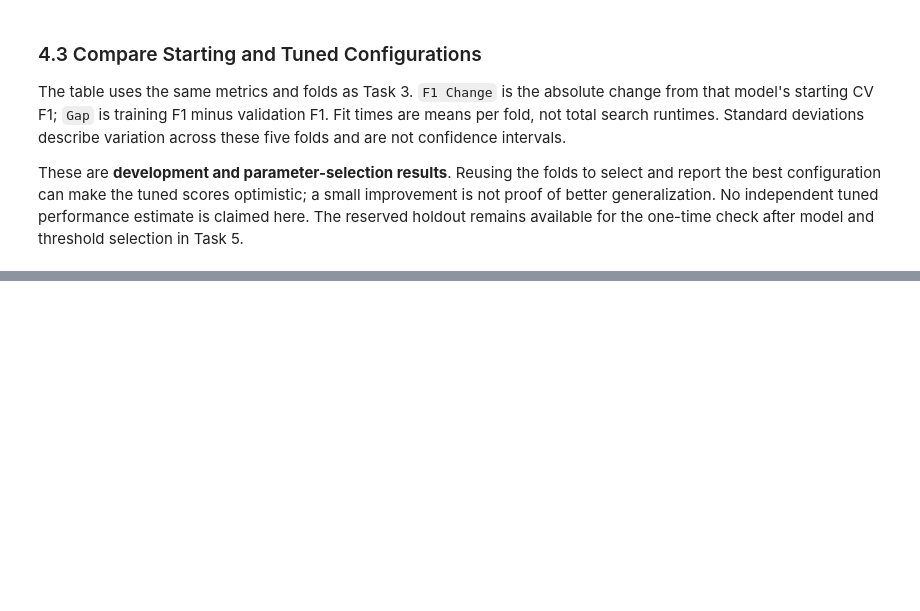
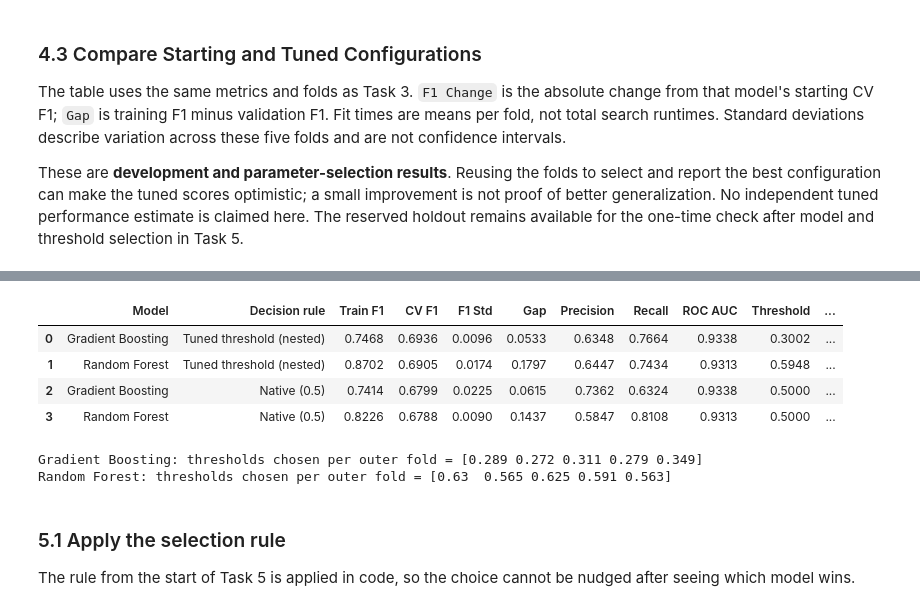
Before and after one commit to Aaryan1524/CAI_4105_2026_Fall_Team_2, a Jupyter notebook: challenge2/challenge2.ipynb, the cells around one changed output, grey strips where cells are left out. Saved outputs shown, nothing was run; the diff lists cells and outputs as text; code cells hidden in the pictures; blank space fills up the shorter version.

```diff
--- a/challenge2/challenge2.ipynb
+++ b/challenge2/challenge2.ipynb
@@ -945,0 +970,70 @@ Best parameters: `{'model__class_weight': 'balanced', 'model__max_depth': None,
+# %%
+from sklearn.model_selection import TunedThresholdClassifierCV
+
+# Inner split for threshold selection; seed differs from the outer folds on purpose.
+inner_cv = StratifiedKFold(n_splits=5, shuffle=True, random_state=7)
+
+def with_tuned_threshold(pipeline):
+    return TunedThresholdClassifierCV(
+        clone(pipeline), scoring="f1", cv=inner_cv, n_jobs=CV_N_JOBS,
+    )
+
+task5_rows = []
+task5_thresholds = {}
+for name, pipeline in tuned_models.items():
+    native = task4_comparison.query(
+        "Model == @name and Configuration == 'Tuned'"
+    ).iloc[0]
+    task5_rows.append({
+        "Model": name, "Decision rule": "Native (0.5)",
+        "Train F1": native["Train F1"], "CV F1": native["CV F1"],
+        "F1 Std": native["F1 Std"], "Gap": native["Gap"],
+        "Precision": native["Precision"], "Recall": native["Recall"],
+        "ROC AUC": native["ROC AUC"], "Threshold": 0.5,
+        "Fit time (s)": native["Fit time (s)"],
+    })
+
+    results = cross_validate(
+        with_tuned_threshold(pipeline), X_dev, y_dev,
+        cv=cv, scoring=SCORING, return_train_score=True,
+        return_estimator=True, error_score="raise", n_jobs=CV_N_JOBS,
+    )
+    thresholds = np.array([est.best_threshold_ for est in results["estimator"]])
+    task5_thresholds[name] = thresholds
+    task5_rows.append({
+        "Model": name, "Decision rule": "Tuned threshold (nested)",
+        "Train F1": results["train_f1"].mean(), "CV F1": results["test_f1"].mean(),
+        "F1 Std": results["test_f1"].std(),
+        "Gap": results["train_f1"].mean() - results["test_f1"].mean(),
+        "Precision": results["test_precision"].mean(),
+        "Recall": results["test_recall"].mean(),
+        "ROC AUC": results["test_roc_auc"].mean(),
+        "Threshold": thresholds.mean(),
+        "Fit time (s)": results["fit_time"].mean(),
+    })
+
+task5_comparison = (
+    pd.DataFrame(task5_rows)
+    .sort_values(["CV F1", "Model"], ascending=[False, True])
+    .reset_index(drop=True)
+)
+assert len(task5_comparison) == 2 * len(tuned_models)
+assert np.isfinite(task5_comparison.select_dtypes(include=np.number)).all().all()
+display(task5_comparison.round(4))
+task5_comparison.to_csv("task5_final_comparison.csv", index=False)
+
+for name, thresholds in task5_thresholds.items():
+    print(f"{name}: thresholds chosen per outer fold = {np.round(thresholds, 3)}")
+# %% [output]
+|  | Model | Decision rule | Train F1 | CV F1 | F1 Std | Gap | Precision | Recall | ROC AUC | Threshold | ... |
+| 0 | Gradient Boosting | Tuned threshold (nested) | 0.7468 | 0.6936 | 0.0096 | 0.0533 | 0.6348 | 0.7664 | 0.9338 | 0.3002 | ... |
+| 1 | Random Forest | Tuned threshold (nested) | 0.8702 | 0.6905 | 0.0174 | 0.1797 | 0.6447 | 0.7434 | 0.9313 | 0.5948 | ... |
+| 2 | Gradient Boosting | Native (0.5) | 0.7414 | 0.6799 | 0.0225 | 0.0615 | 0.7362 | 0.6324 | 0.9338 | 0.5000 | ... |
+| 3 | Random Forest | Native (0.5) | 0.8226 | 0.6788 | 0.0090 | 0.1437 | 0.5847 | 0.8108 | 0.9313 | 0.5000 | ... |
+Gradient Boosting: thresholds chosen per outer fold = [0.289 0.272 0.311 0.279 0.349]
+Random Forest: thresholds chosen per outer fold = [0.63  0.565 0.625 0.591 0.563]
+# %% [markdown]
+### 5.1 Apply the selection rule
+
+The rule from the start of Task 5 is applied in code, so the choice cannot be
+nudged after seeing which model wins.
```
Also changed, not shown: parts of 22 cells of this notebook, 3 other files.
